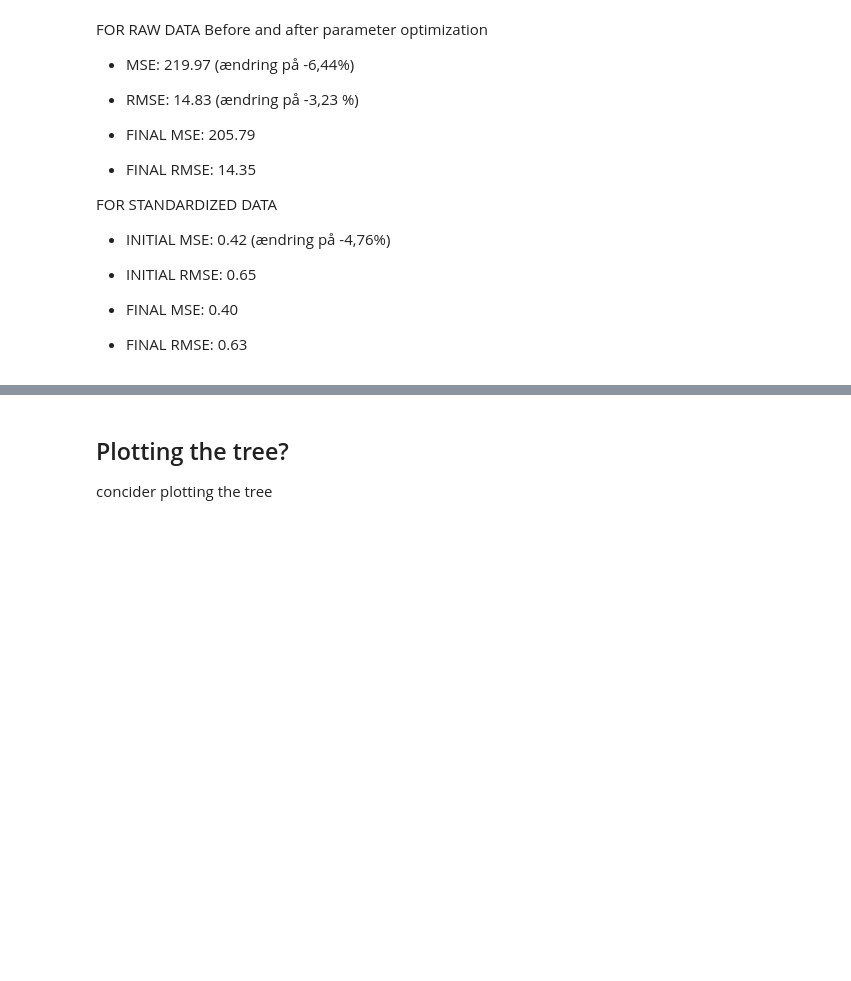
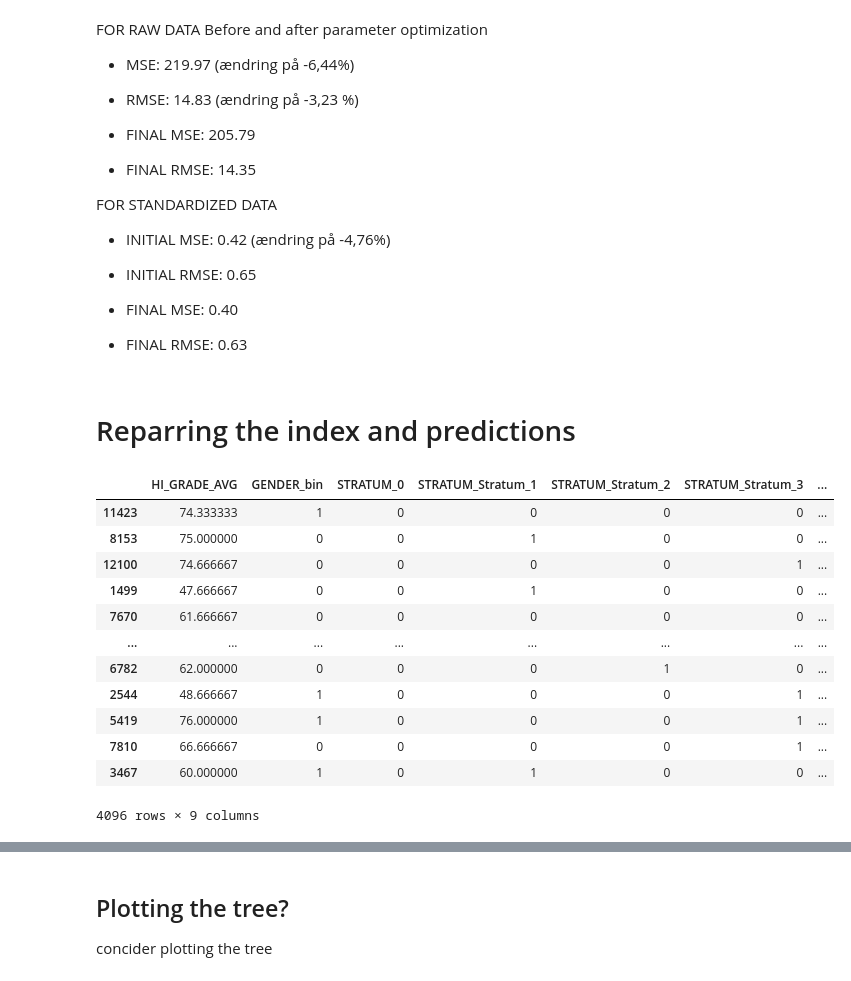
Before and after one commit to s183910/Bachelor_Gabi_Kat, a Jupyter notebook: src/Algoritmer/xgboost.ipynb, the cells around one changed output, grey strips where cells are left out. Saved outputs shown, nothing was run; the diff lists cells and outputs as text; code cells hidden in the pictures; blank space fills up the shorter version.

Commit message:
pairing of index, gender and predictictions

```diff
--- a/src/Algoritmer/xgboost.ipynb
+++ b/src/Algoritmer/xgboost.ipynb
@@ -243,3 +240,21 @@ FOR STANDARDIZED DATA
 - INITIAL RMSE: 0.65
 - FINAL MSE: 0.40
 - FINAL RMSE: 0.63
+# %% [markdown]
+# Reparring the index and predictions
+# %%
+X_test
+# %% [output]
+|  | HI_GRADE_AVG | GENDER_bin | STRATUM_0 | STRATUM_Stratum_1 | STRATUM_Stratum_2 | STRATUM_Stratum_3 | ... |
+| 11423 | 74.333333 | 1 | 0 | 0 | 0 | 0 | ... |
+| 8153 | 75.000000 | 0 | 0 | 1 | 0 | 0 | ... |
+| 12100 | 74.666667 | 0 | 0 | 0 | 0 | 1 | ... |
+| 1499 | 47.666667 | 0 | 0 | 1 | 0 | 0 | ... |
+| 7670 | 61.666667 | 0 | 0 | 0 | 0 | 0 | ... |
+| ... | ... | ... | ... | ... | ... | ... | ... |
+| 6782 | 62.000000 | 0 | 0 | 0 | 1 | 0 | ... |
+| 2544 | 48.666667 | 1 | 0 | 0 | 0 | 1 | ... |
+| 5419 | 76.000000 | 1 | 0 | 0 | 0 | 1 | ... |
+| 7810 | 66.666667 | 0 | 0 | 0 | 0 | 1 | ... |
+| 3467 | 60.000000 | 1 | 0 | 1 | 0 | 0 | ... |
+4096 rows × 9 columns
```
Also changed, not shown: parts of 11 cells of this notebook.
